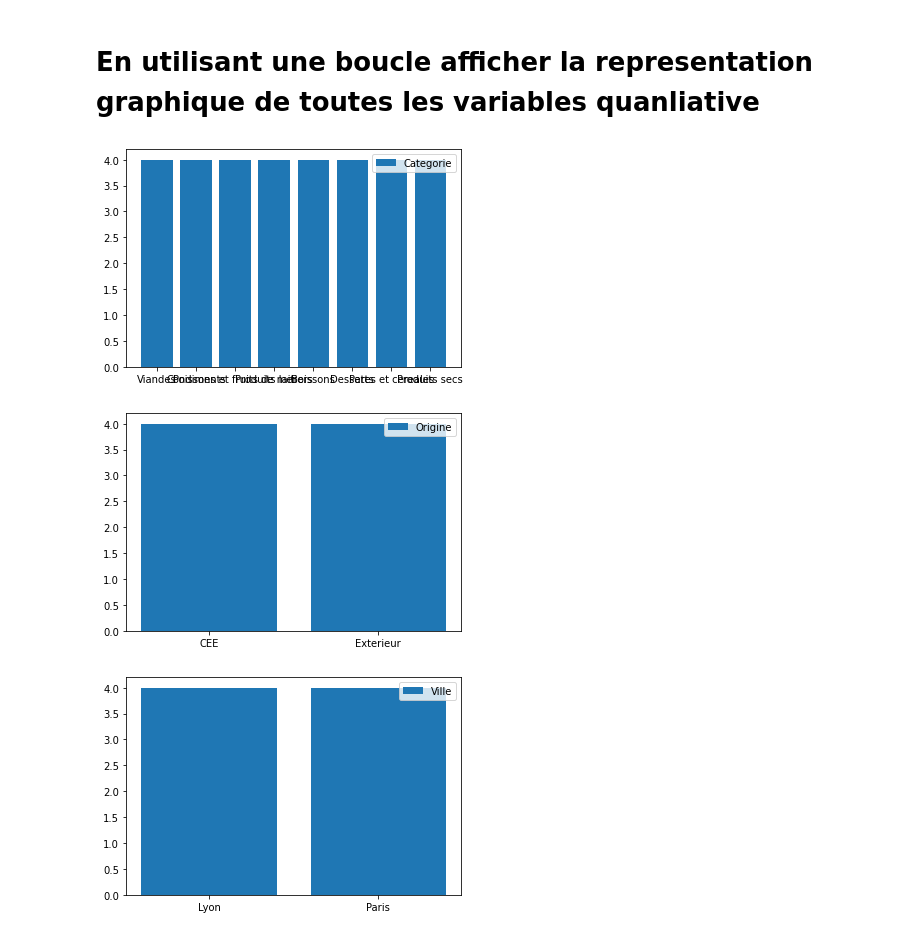
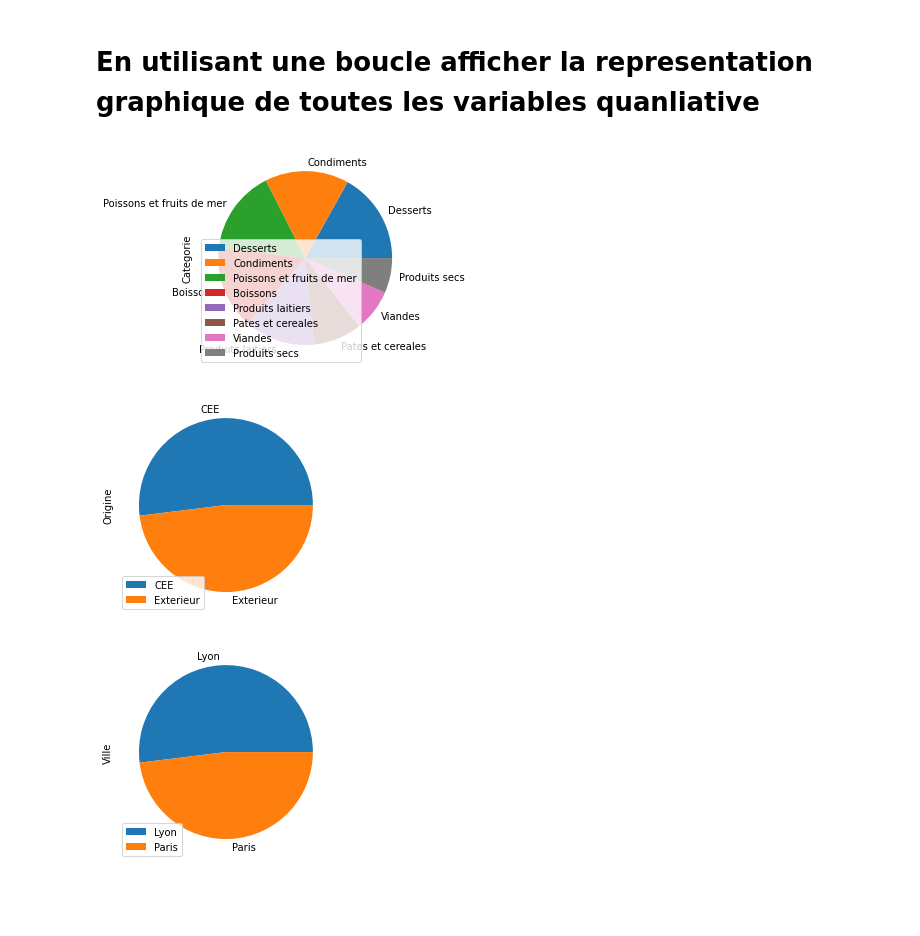
Before and after one commit to faraban/brief_pandas, a Jupyter notebook: Pandas_Brief_2_Sujet - Copy-checkpoint.ipynb, the cells around one changed output. Drawn from its saved outputs; the diff is of its cells as text; code cells hidden in the pictures; blank space fills up the shorter version.

```diff
--- a/Pandas_Brief_2_Sujet - Copy-checkpoint.ipynb
+++ b/Pandas_Brief_2_Sujet - Copy-checkpoint.ipynb
@@ -234,7 +234,7 @@ import matplotlib.pyplot as plt
 dt3=df.select_dtypes(exclude='object')
 # %%
 for i in dt3.columns:
-    plt.hist(df[i],label=i)
+    plt.hist(df[i],label=i,edgecolor='black')
     plt.legend()
     plt.show()
 # %% [output]
@@ -246,10 +246,10 @@ for i in dt3.columns:
 dt4=df.select_dtypes(include='object').drop(columns='Nom')
 # %%
 for i in dt4.columns:
-    plt.bar(df[i],height=4,label=i)
-    plt.legend()
+    df[i].value_counts().plot(kind='pie')
+    plt.legend(loc=3)
     plt.show()
 # %% [output]
-[figure, old version]
+[figure, new version]
-[figure, old version]
+[figure, new version]
-[figure, old version]
+[figure, new version]
```
Also changed, not shown: parts of 3 cells of this notebook.
